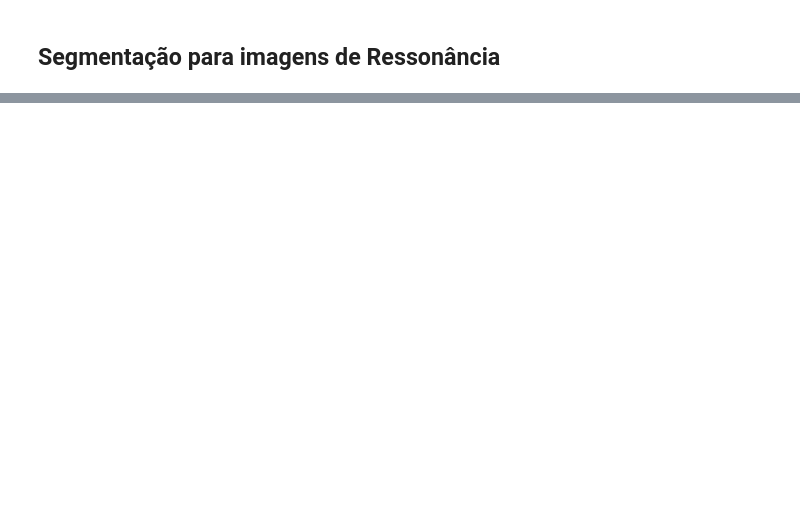
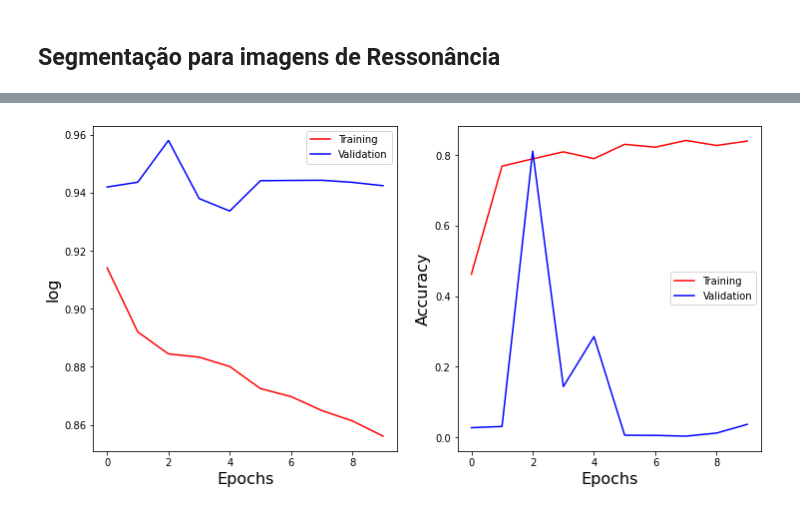
Before and after one commit to coviseg/hackovid19, a Jupyter notebook: Hackovid19_segmentation.ipynb, the cells around one changed output, grey strips where cells are left out. Drawn from its saved outputs; the diff is of its cells as text; code cells hidden in the pictures; blank space fills up the shorter version.

```diff
--- a/Hackovid19_segmentation.ipynb
+++ b/Hackovid19_segmentation.ipynb
@@ -96,0 +372,47 @@ def UNET(input_img, n_filters=16, dropout=0.5, batchnorm=True):
+# %%
+input_img = Input((512, 512, 1), name='img')
+model = get_unet(input_img, n_filters=16, dropout=0.05, batchnorm=True)
+
+model.compile(optimizer=Adam(), loss=dice_loss, metrics=["accuracy"])
+#model.summary()
+# %%
+from sklearn.model_selection import train_test_split
+
+X_train, X_test, y_train, y_test = train_test_split(img_train, mask_train,
+                                                    test_size=0.1, random_state=42)
+
+BATCH = 8
+EPOCAS = 100
+
+history = model.fit(X_train,
+          y_train,
+          batch_size=8,
+          validation_data=(X_test, y_test),
+          epochs=10)
+# %%
+loss = history.history['loss']
+val_loss = history.history['val_loss']
+accuracy = history.history['accuracy']
+val_accuracy = history.history['val_accuracy']
+epochs = range(len(loss))
+
+fig = plt.figure(figsize=(12,6))
+gs = fig.add_gridspec(1, 2)
+ax1 = fig.add_subplot(gs[0, 0])
+ax2 = fig.add_subplot(gs[0, 1])
+
+ax1.plot(epochs, loss, 'r', label='Training')
+ax1.plot(epochs, val_loss, 'b', label='Validation')
+ax1.set_xlabel('Epochs', size=16)
+ax1.set_ylabel('Loss', size=16)
+ax1.set_ylabel('log')
+ax1.legend()
+
+ax2.plot(epochs, accuracy, 'r', label='Training')
+ax2.plot(epochs, val_accuracy, 'b', label='Validation')
+ax2.set_xlabel('Epochs', size=16)
+ax2.set_ylabel('Accuracy', size=16)
+ax2.legend()
+plt.show()
+# %% [output]
+[figure, added]
```
Also changed, not shown: parts of 23 cells of this notebook.
